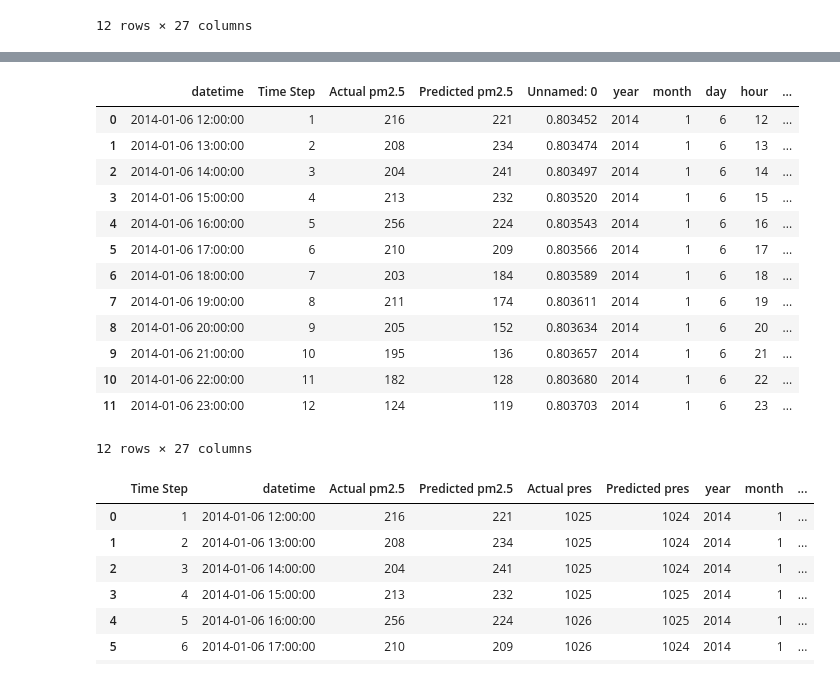
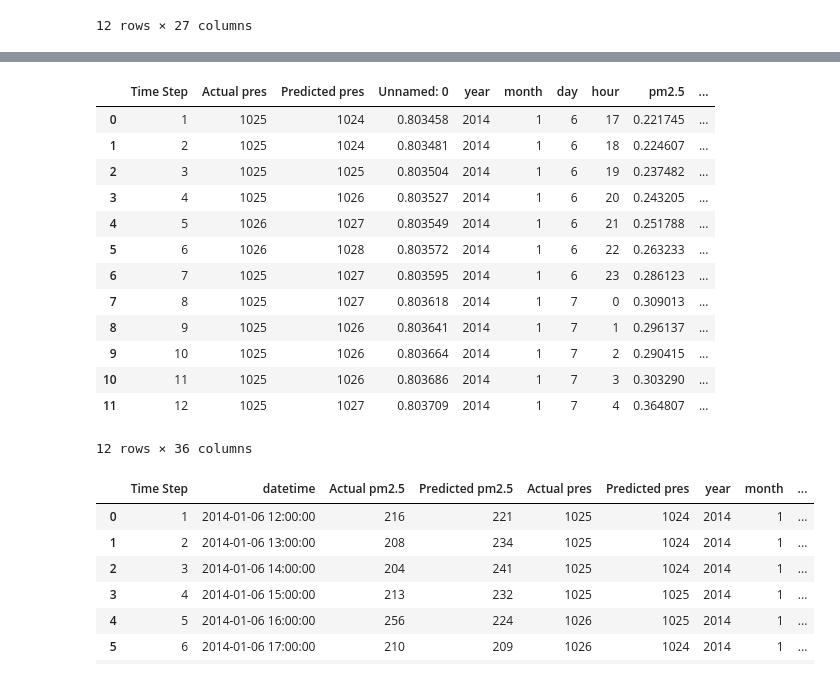
Before and after one commit to PSswathi/aai-530-group3-final-project-smartaq, a Jupyter notebook: aai-530-group3-SmartAQ-final-project-lstm-final-submission_reviewed_0222.ipynb, the cells around one changed output, grey strips where cells are left out. Saved outputs shown, nothing was run; the diff lists cells and outputs as text; code cells hidden in the pictures.

```diff
--- a/aai-530-group3-SmartAQ-final-project-lstm-final-submission.ipynb
+++ b/aai-530-group3-SmartAQ-final-project-lstm-final-submission_reviewed_0222.ipynb
@@ -1670,6 +1713,6 @@ X_train shape: (33464, 168, 23), y_train shape: (33464, 12)
 # %%
 # Early Stopping to prevent overfitting
-early_stopping = EarlyStopping(monitor='val_loss', patience=10, restore_best_weights=True)
+early_stopping = EarlyStopping(monitor='val_loss', patience=5, restore_best_weights=True)
 # reduce_lr = ReduceLROnPlateau(monitor='val_loss', factor=0.5, patience=3, verbose=1)
 
 from tensorflow.keras.callbacks import LearningRateScheduler
@@ -1684,10 +1727,10 @@ from tensorflow.keras.callbacks import LearningRateScheduler
 # lr_scheduler = LearningRateScheduler(lr_schedule)
 
 # Update model.fit() to use the scheduler
-history = model.fit(
+history = model_pre.fit(
     X_train, y_train,
     validation_data=(X_test, y_test),
-    epochs=100, batch_size=32,
+    epochs=50, batch_size=64,
     callbacks=[early_stopping],
     verbose=1
 )
@@ -1714,8 +1757,8 @@ from sklearn.metrics import mean_squared_error, r2_score
 import numpy as np
 
 # Evaluate the model
-loss, mae = model.evaluate(X_test, y_test)
-predictions = model.predict(X_test)
+loss, mae = model_pre.evaluate(X_test, y_test)
+predictions = model_pre.predict(X_test)
 
 # Flatten y_test and predictions for metric calculation
 y_test_flat = y_test.flatten()
@@ -1800,7 +1820,7 @@ actual_values_pre = y_test[sample_idx]
 
 # Create a DataFrame to compare
 df_comparison_pres = pd.DataFrame({
-    "Time Step": range(1, len(predicted_values_iws) + 1),
+    "Time Step": range(1, len(predicted_values_pre) + 1),
     "Actual Values": predicted_values_pre,
     "Predicted Values": actual_values_pre
 })
@@ -1945,7 +1965,7 @@ df_historical_pres
 # %%
 # Remove the "iws" column if it exists
 if "PRES" in df_historical_pres.columns:
-    df_historical_iws = df_historical_pres.drop(columns=["Iws"])
+    df_historical_pres = df_historical_pres.drop(columns=["PRES"])
 
 # Convert "Actual iws" and "Predicted iws" to integers to remove decimal places
 df_historical_pres["Actual pres"] = df_historical_pres["Actual pres"].astype(int)
@@ -1981,21 +1991,21 @@ See the caveats in the documentation: https://pandas.pydata.org/pandas-docs/stab
 # %%
-df_historical_final = df_historical.copy()
+df_historical_final = df_historical_pres.copy()
 df_historical_final
 # %% [output]
-|  | datetime | Time Step | Actual pm2.5 | Predicted pm2.5 | Unnamed: 0 | year | month | day | hour | ... |
-| 0 | 2014-01-06 12:00:00 | 1 | 216 | 221 | 0.803452 | 2014 | 1 | 6 | 12 | ... |
-| 1 | 2014-01-06 13:00:00 | 2 | 208 | 234 | 0.803474 | 2014 | 1 | 6 | 13 | ... |
-| 2 | 2014-01-06 14:00:00 | 3 | 204 | 241 | 0.803497 | 2014 | 1 | 6 | 14 | ... |
-| 3 | 2014-01-06 15:00:00 | 4 | 213 | 232 | 0.803520 | 2014 | 1 | 6 | 15 | ... |
-| 4 | 2014-01-06 16:00:00 | 5 | 256 | 224 | 0.803543 | 2014 | 1 | 6 | 16 | ... |
-| 5 | 2014-01-06 17:00:00 | 6 | 210 | 209 | 0.803566 | 2014 | 1 | 6 | 17 | ... |
-| 6 | 2014-01-06 18:00:00 | 7 | 203 | 184 | 0.803589 | 2014 | 1 | 6 | 18 | ... |
-| 7 | 2014-01-06 19:00:00 | 8 | 211 | 174 | 0.803611 | 2014 | 1 | 6 | 19 | ... |
-| 8 | 2014-01-06 20:00:00 | 9 | 205 | 152 | 0.803634 | 2014 | 1 | 6 | 20 | ... |
-| 9 | 2014-01-06 21:00:00 | 10 | 195 | 136 | 0.803657 | 2014 | 1 | 6 | 21 | ... |
-| 10 | 2014-01-06 22:00:00 | 11 | 182 | 128 | 0.803680 | 2014 | 1 | 6 | 22 | ... |
-| 11 | 2014-01-06 23:00:00 | 12 | 124 | 119 | 0.803703 | 2014 | 1 | 6 | 23 | ... |
+|  | Time Step | Actual pres | Predicted pres | Unnamed: 0 | year | month | day | hour | pm2.5 | ... |
+| 0 | 1 | 1025 | 1024 | 0.803458 | 2014 | 1 | 6 | 17 | 0.221745 | ... |
+| 1 | 2 | 1025 | 1024 | 0.803481 | 2014 | 1 | 6 | 18 | 0.224607 | ... |
+| 2 | 3 | 1025 | 1025 | 0.803504 | 2014 | 1 | 6 | 19 | 0.237482 | ... |
+| 3 | 4 | 1025 | 1026 | 0.803527 | 2014 | 1 | 6 | 20 | 0.243205 | ... |
+| 4 | 5 | 1026 | 1027 | 0.803549 | 2014 | 1 | 6 | 21 | 0.251788 | ... |
+| 5 | 6 | 1026 | 1028 | 0.803572 | 2014 | 1 | 6 | 22 | 0.263233 | ... |
+| 6 | 7 | 1025 | 1027 | 0.803595 | 2014 | 1 | 6 | 23 | 0.286123 | ... |
+| 7 | 8 | 1025 | 1027 | 0.803618 | 2014 | 1 | 7 | 0 | 0.309013 | ... |
+| 8 | 9 | 1025 | 1026 | 0.803641 | 2014 | 1 | 7 | 1 | 0.296137 | ... |
+| 9 | 10 | 1025 | 1026 | 0.803664 | 2014 | 1 | 7 | 2 | 0.290415 | ... |
+| 10 | 11 | 1025 | 1026 | 0.803686 | 2014 | 1 | 7 | 3 | 0.303290 | ... |
+| 11 | 12 | 1025 | 1027 | 0.803709 | 2014 | 1 | 7 | 4 | 0.364807 | ... |
-12 rows × 27 columns
+12 rows × 36 columns
 # %%
 # Convert "Actual iws" and "Predicted iws" to integers to remove decimal places
 df_historical_final["Actual pres"] = df_historical_pres["Actual pres"]
```
Also changed, not shown: parts of 21 cells of this notebook, 4 other files.
